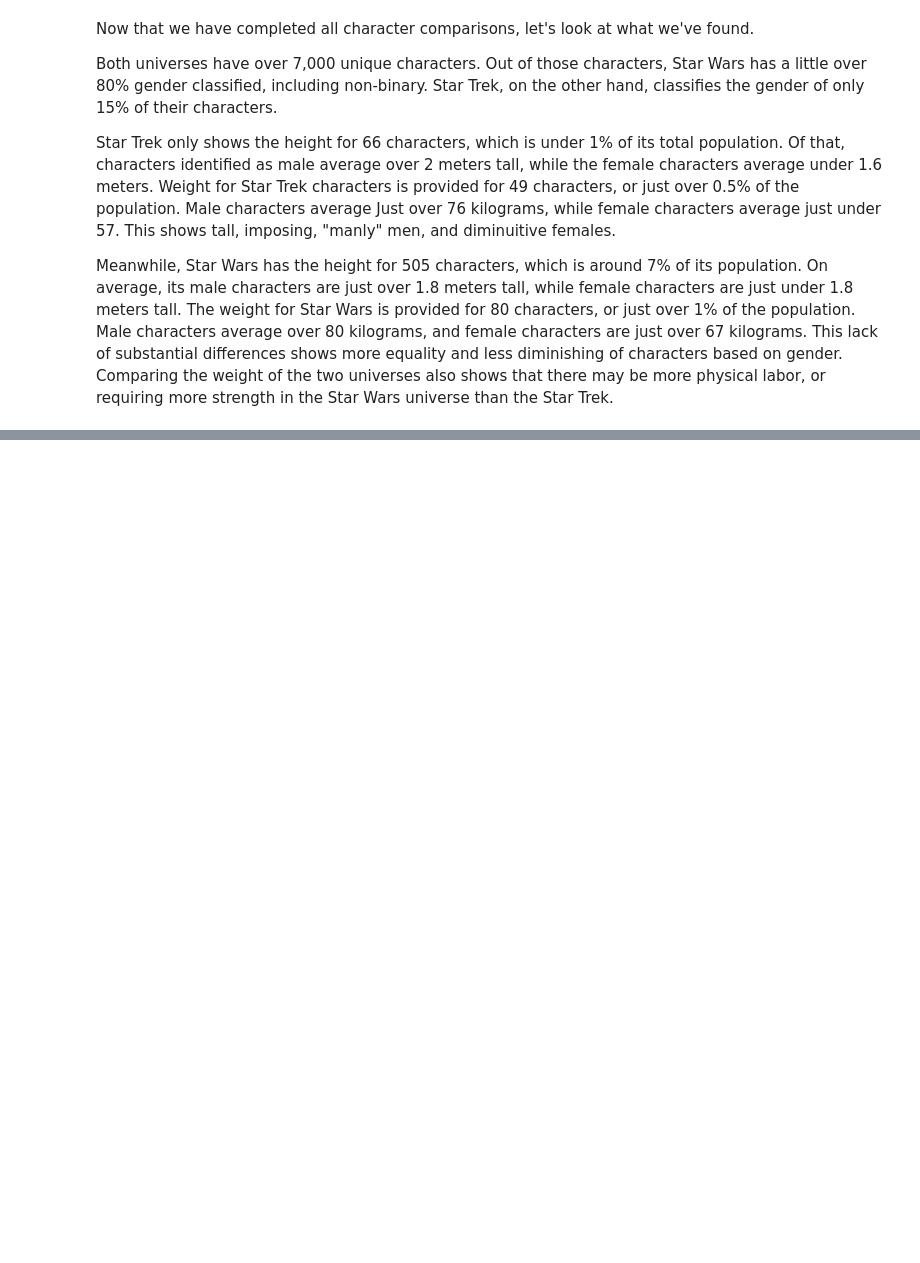
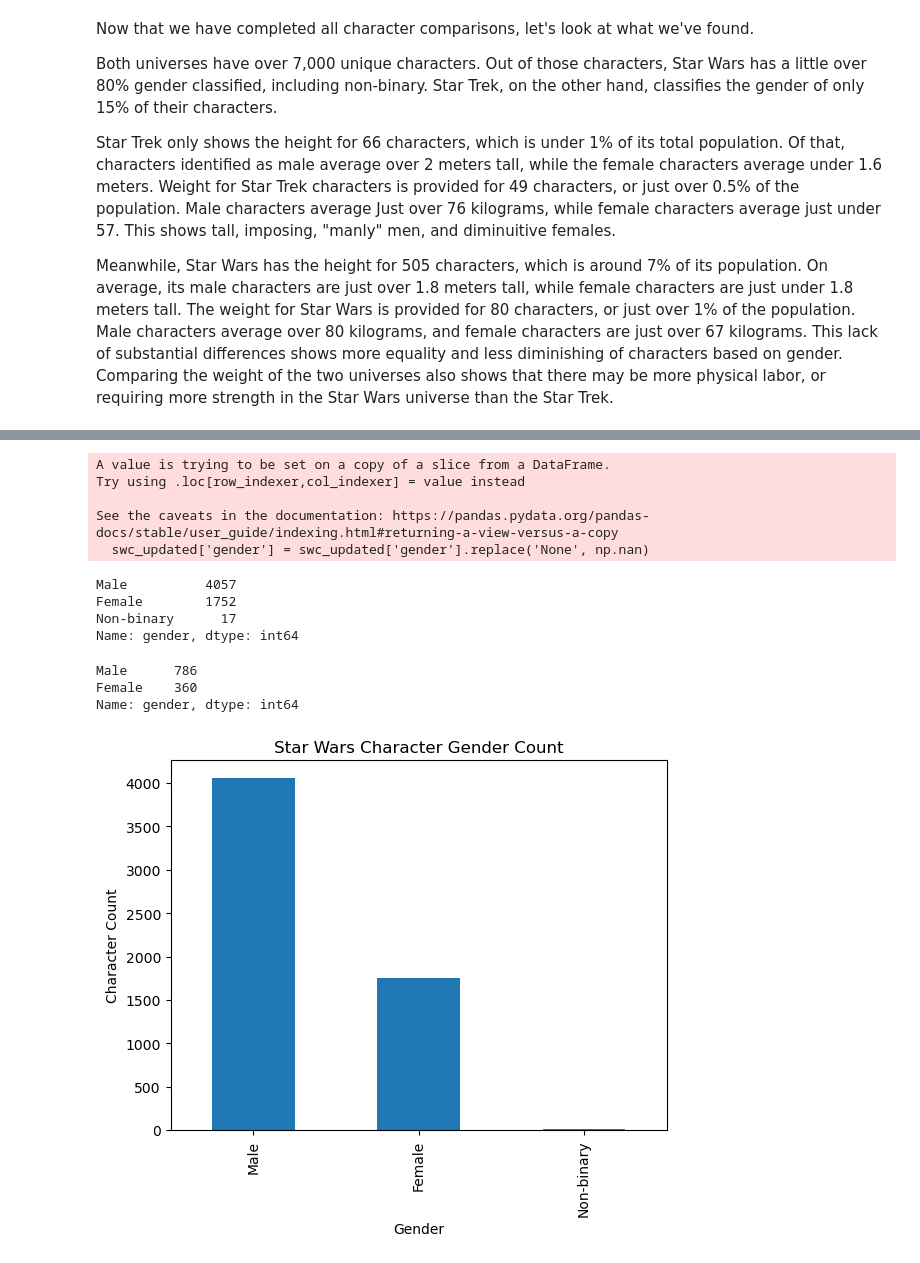
Before and after one commit to wesiswes629/wookiestapi, a Jupyter notebook: notebooks/all_characters.ipynb, the cells around one changed output, grey strips where cells are left out. Drawn from its saved outputs; the diff is of its cells as text; code cells hidden in the pictures; blank space fills up the shorter version.

```diff
--- a/notebooks/all_characters.ipynb
+++ b/notebooks/all_characters.ipynb
@@ -526,0 +549,37 @@ Meanwhile, Star Wars has the height for 505 characters, which is around 7% of it
+# %%
+# Drop None Values
+swc_updated['gender'] = swc_updated['gender'].replace('None', np.nan)
+# %% [output]
+A value is trying to be set on a copy of a slice from a DataFrame.
+Try using .loc[row_indexer,col_indexer] = value instead
+
+See the caveats in the documentation: https://pandas.pydata.org/pandas-docs/stable/user_guide/indexing.html#returning-a-view-versus-a-copy
+  swc_updated['gender'] = swc_updated['gender'].replace('None', np.nan)
+# %%
+sw_genders2 = swc_updated['gender'].value_counts(dropna=True)
+
+sw_genders2
+# %% [output]
+Male          4057
+Female        1752
+Non-binary      17
+Name: gender, dtype: int64
+# %%
+# View the count of genders in Star Trek removing null values
+st_genders2 = stc_updated['gender'].value_counts(dropna=True)
+
+st_genders2
+# %% [output]
+Male      786
+Female    360
+Name: gender, dtype: int64
+# %%
+# create a graph showing count of character genders for Star Wars
+
+sw_genders2.plot(kind='bar')
+plt.xlabel('Gender')
+plt.ylabel('Character Count')
+plt.title('Star Wars Character Gender Count')
+plt.show()
+# %% [output]
+[figure, added]
```
Also changed, not shown: parts of 7 cells of this notebook, 11 other files.
